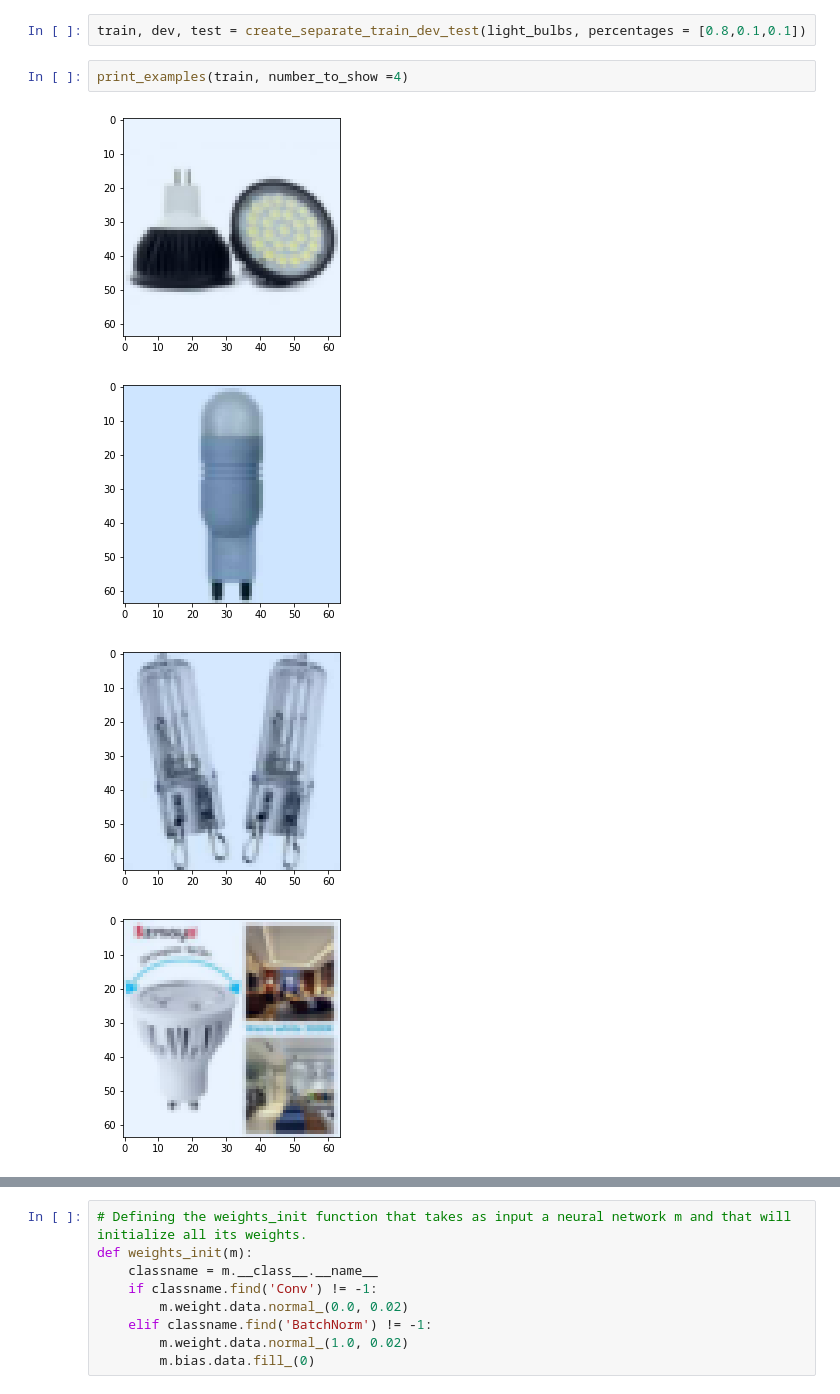
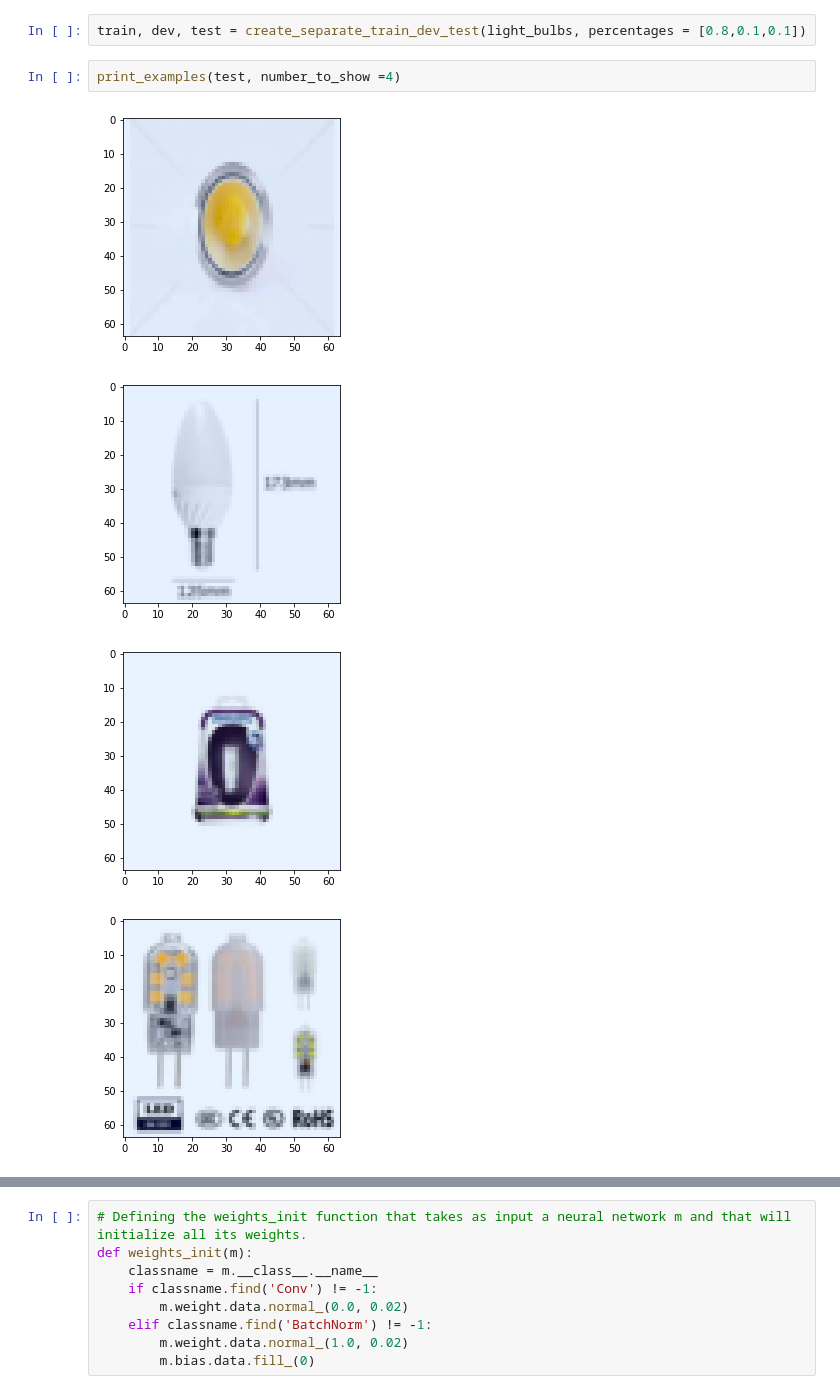
Before and after one commit to AndrewWalker251/bulb_classifier, a Jupyter notebook: bulb_classifier.ipynb, the cells around one changed output, grey strips where cells are left out. Cells and saved outputs as stored; diff of their text form.

```diff
--- a/bulb_classifier.ipynb
+++ b/bulb_classifier.ipynb
@@ -155,10 +165,10 @@ light_bulbs = datasets.ImageFolder(root=r'C:\Users\awalker8\Documents\COVID_Furl
 # %%
 train, dev, test = create_separate_train_dev_test(light_bulbs, percentages = [0.8,0.1,0.1])
 # %%
-print_examples(train, number_to_show =4)
+print_examples(test, number_to_show =4)
 # %% [output]
-[figure, old version]
+[figure, new version]
-[figure, old version]
+[figure, new version]
-[figure, old version]
+[figure, new version]
-[figure, old version]
+[figure, new version]
 # %% [markdown]
```
Also changed, not shown: parts of 38 cells of this notebook, 7 other files.
